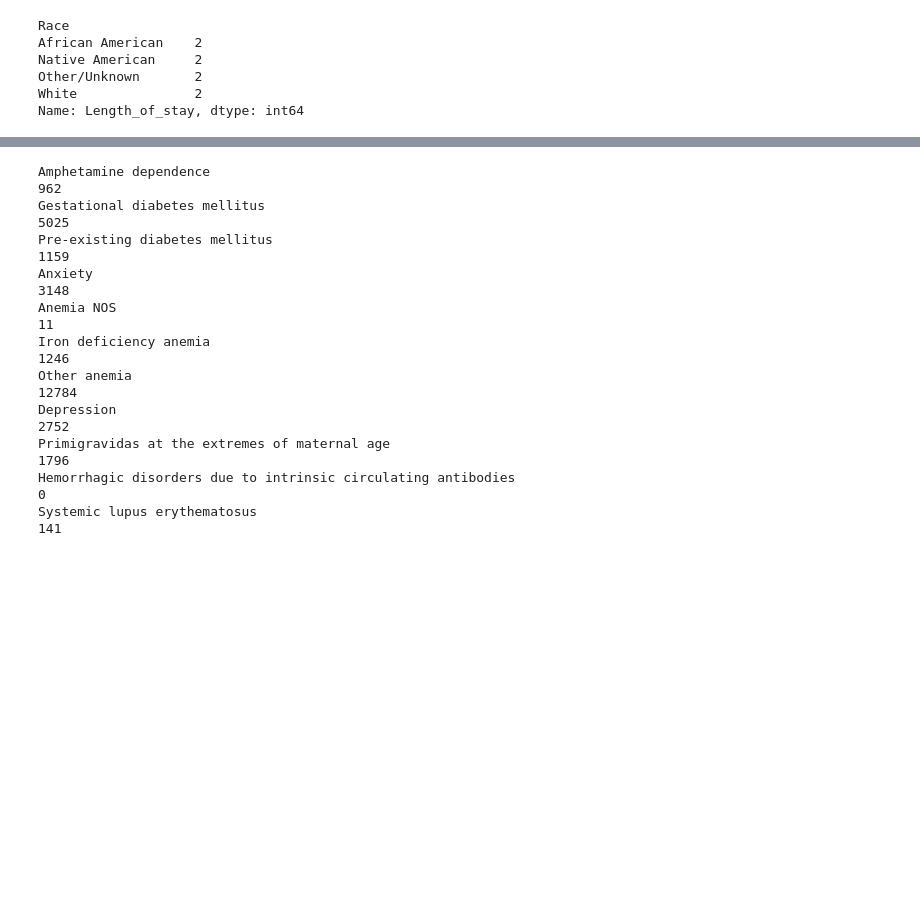
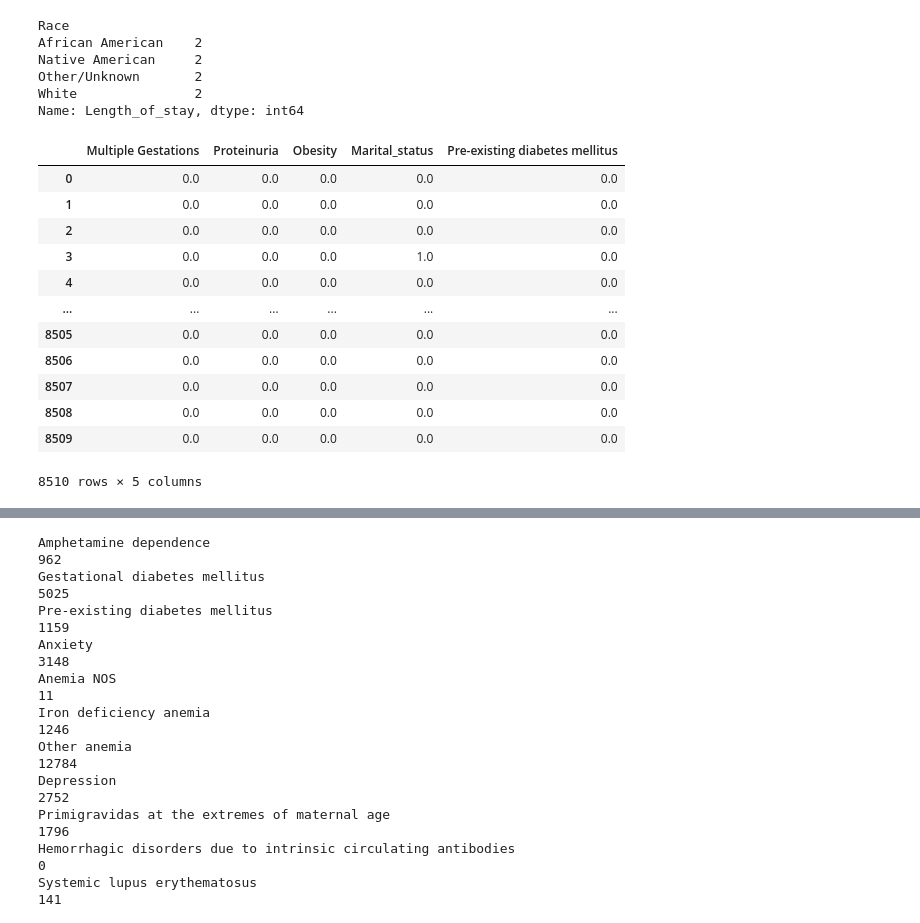
Before and after one commit to rachellb/Bennett_OUDSA5900, a Jupyter notebook: Descriptions/Oklahoma Descriptions.ipynb, the cells around one changed output, grey strips where cells are left out. Drawn from its saved outputs; the diff is of its cells as text; code cells hidden in the pictures; blank space fills up the shorter version.

```diff
--- a/Descriptions/Oklahoma Descriptions.ipynb
+++ b/Descriptions/Oklahoma Descriptions.ipynb
@@ -678 +697,17 @@ Name: Length_of_stay, dtype: int64
+# %%
+nativeData.iloc[:,0:5]
+# %% [output]
+|  | Multiple Gestations | Proteinuria | Obesity | Marital_status | Pre-existing diabetes mellitus |
+| 0 | 0.0 | 0.0 | 0.0 | 0.0 | 0.0 |
+| 1 | 0.0 | 0.0 | 0.0 | 0.0 | 0.0 |
+| 2 | 0.0 | 0.0 | 0.0 | 0.0 | 0.0 |
+| 3 | 0.0 | 0.0 | 0.0 | 1.0 | 0.0 |
+| 4 | 0.0 | 0.0 | 0.0 | 0.0 | 0.0 |
+| ... | ... | ... | ... | ... | ... |
+| 8505 | 0.0 | 0.0 | 0.0 | 0.0 | 0.0 |
+| 8506 | 0.0 | 0.0 | 0.0 | 0.0 | 0.0 |
+| 8507 | 0.0 | 0.0 | 0.0 | 0.0 | 0.0 |
+| 8508 | 0.0 | 0.0 | 0.0 | 0.0 | 0.0 |
+| 8509 | 0.0 | 0.0 | 0.0 | 0.0 | 0.0 |
+8510 rows × 5 columns
 # %%
```
Also changed, not shown: parts of 4 cells of this notebook, 3 other files.
